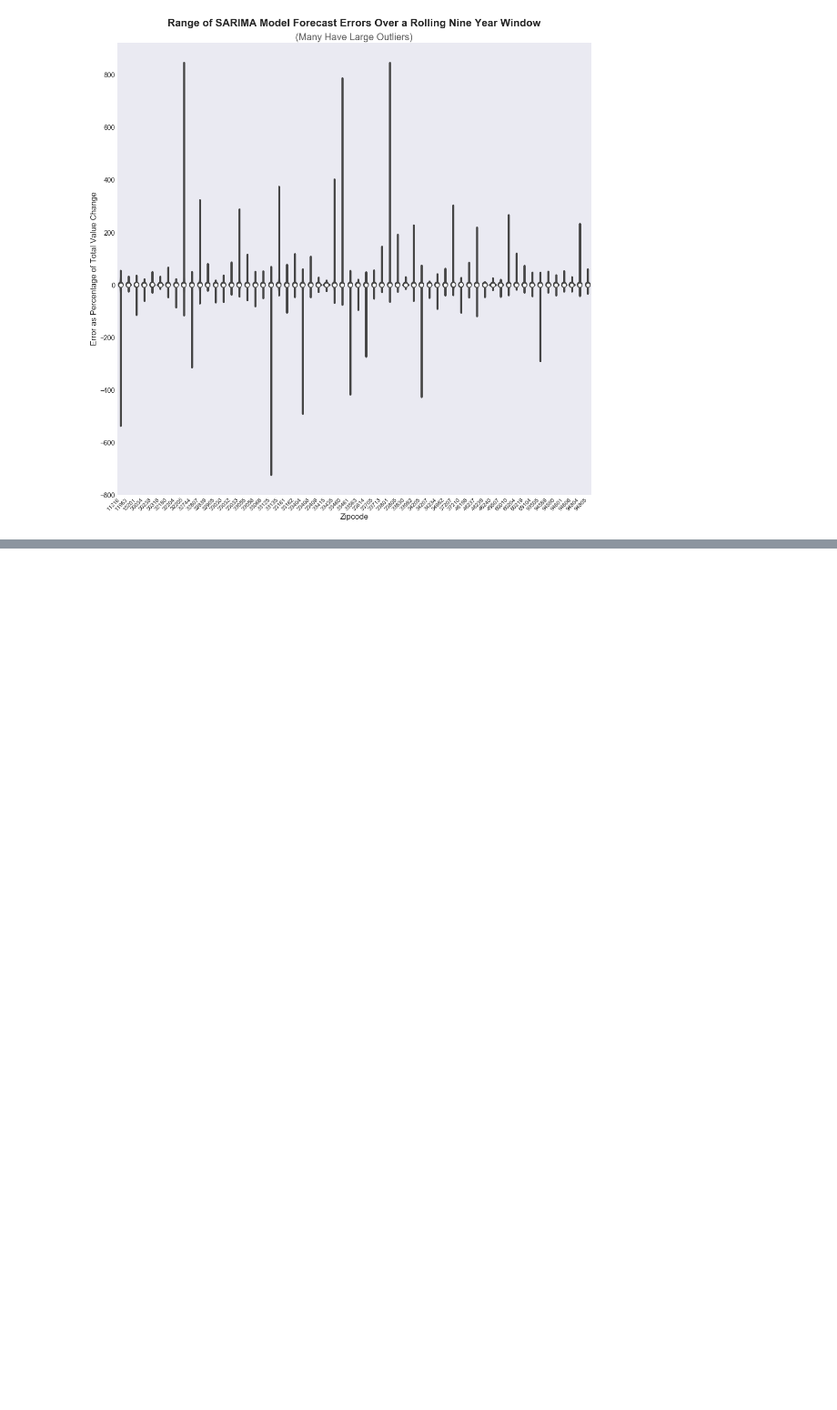
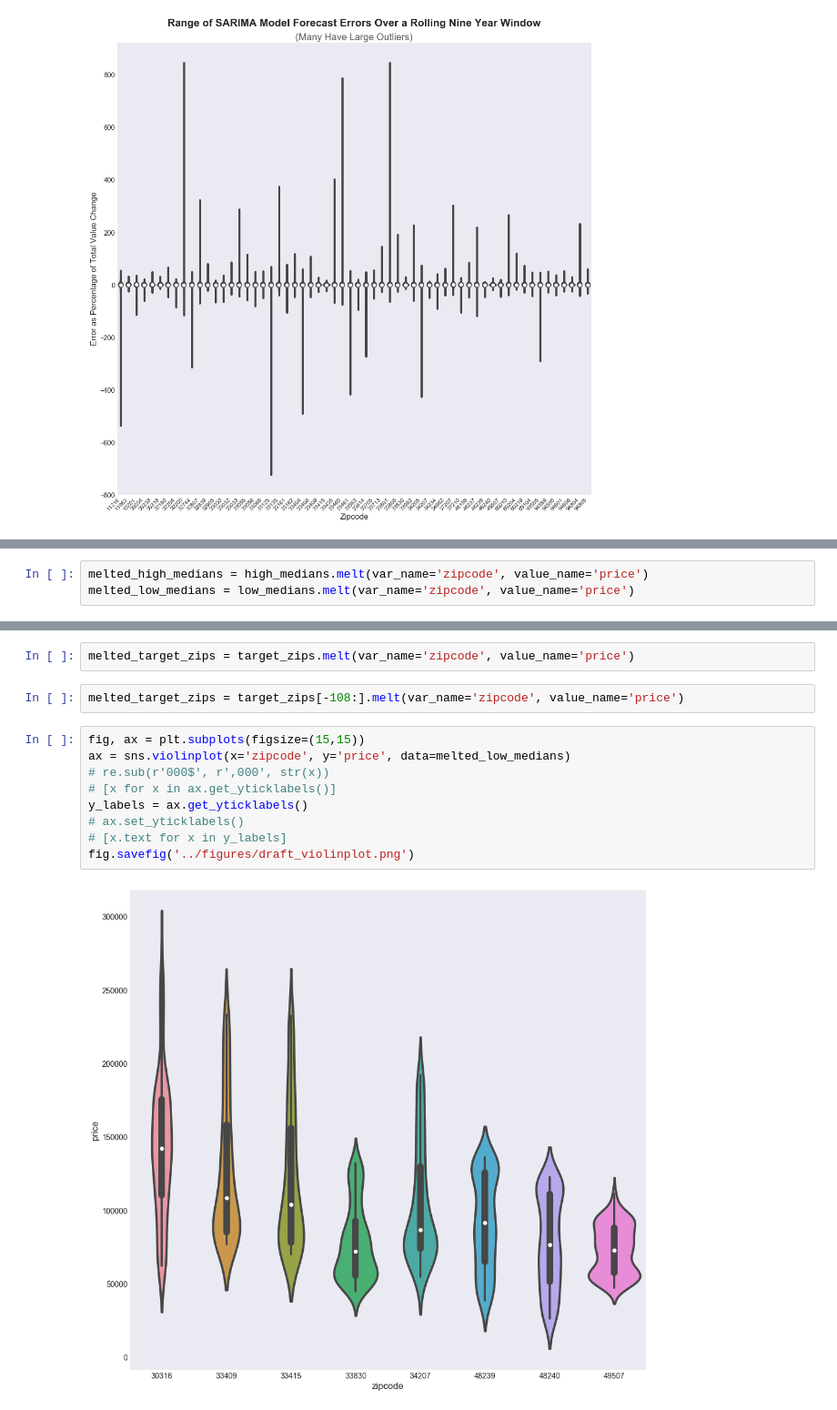
Before and after one commit to anewt225/mod_4_project, a Jupyter notebook: notebooks/EDA-Models.ipynb, the cells around one changed output, grey strips where cells are left out. Shown: that part at 91% size. Drawn from its saved outputs; the diff is of its cells as text; blank space fills up the shorter version.

```diff
--- a/notebooks/EDA-Models.ipynb
+++ b/notebooks/EDA-Models.ipynb
@@ -89,0 +133,3 @@ plt.show();
+# %%
+melted_high_medians = high_medians.melt(var_name='zipcode', value_name='price')
+melted_low_medians = low_medians.melt(var_name='zipcode', value_name='price')
@@ -89,0 +153,15 @@ plt.show();
+# %%
+melted_target_zips = target_zips.melt(var_name='zipcode', value_name='price')
+# %%
+melted_target_zips = target_zips[-108:].melt(var_name='zipcode', value_name='price')
+# %%
+fig, ax = plt.subplots(figsize=(15,15))
+ax = sns.violinplot(x='zipcode', y='price', data=melted_low_medians)
+# re.sub(r'000$', r',000', str(x))
+# [x for x in ax.get_yticklabels()]
+y_labels = ax.get_yticklabels()
+# ax.set_yticklabels()
+# [x.text for x in y_labels]
+fig.savefig('../figures/draft_violinplot.png')
+# %% [output]
+[figure, added]
```
Also changed, not shown: parts of 27 cells of this notebook, 3 other files.
